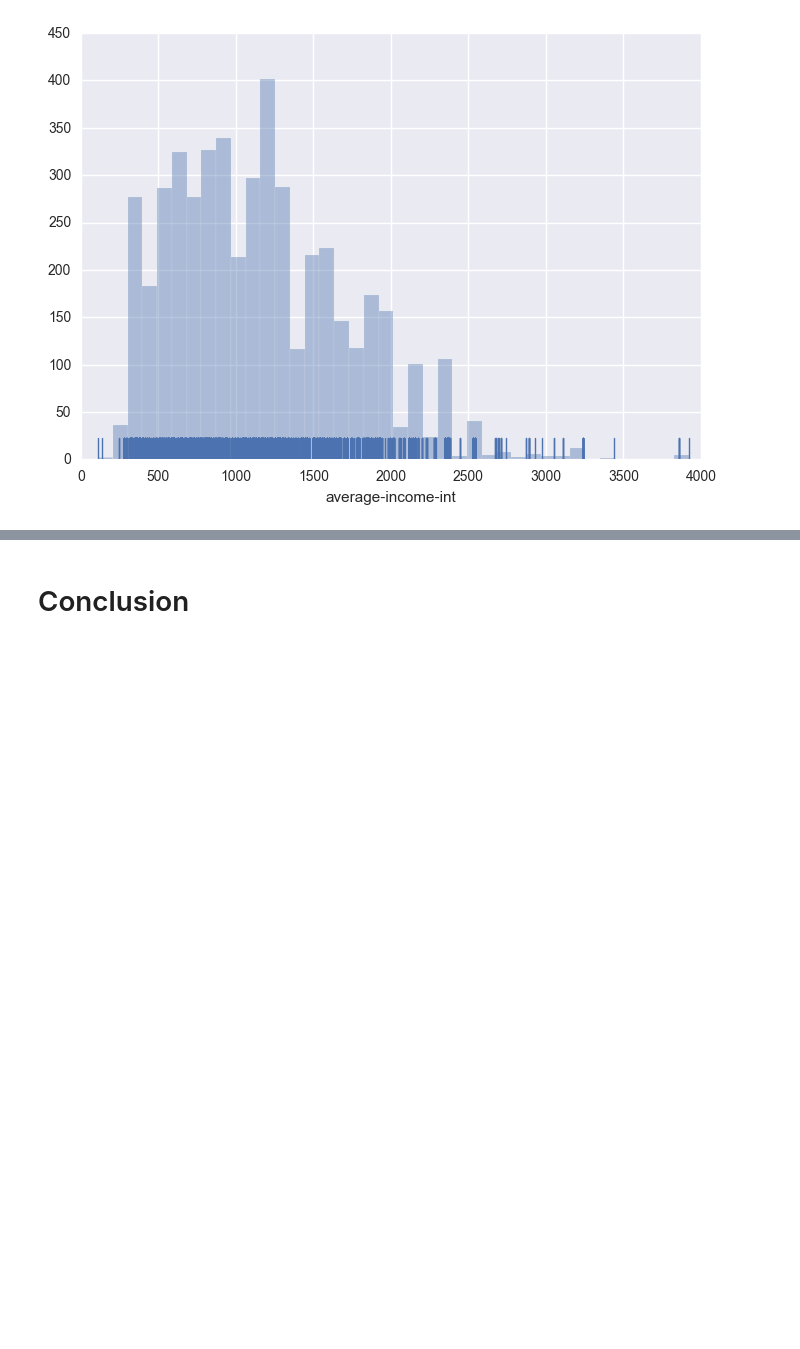
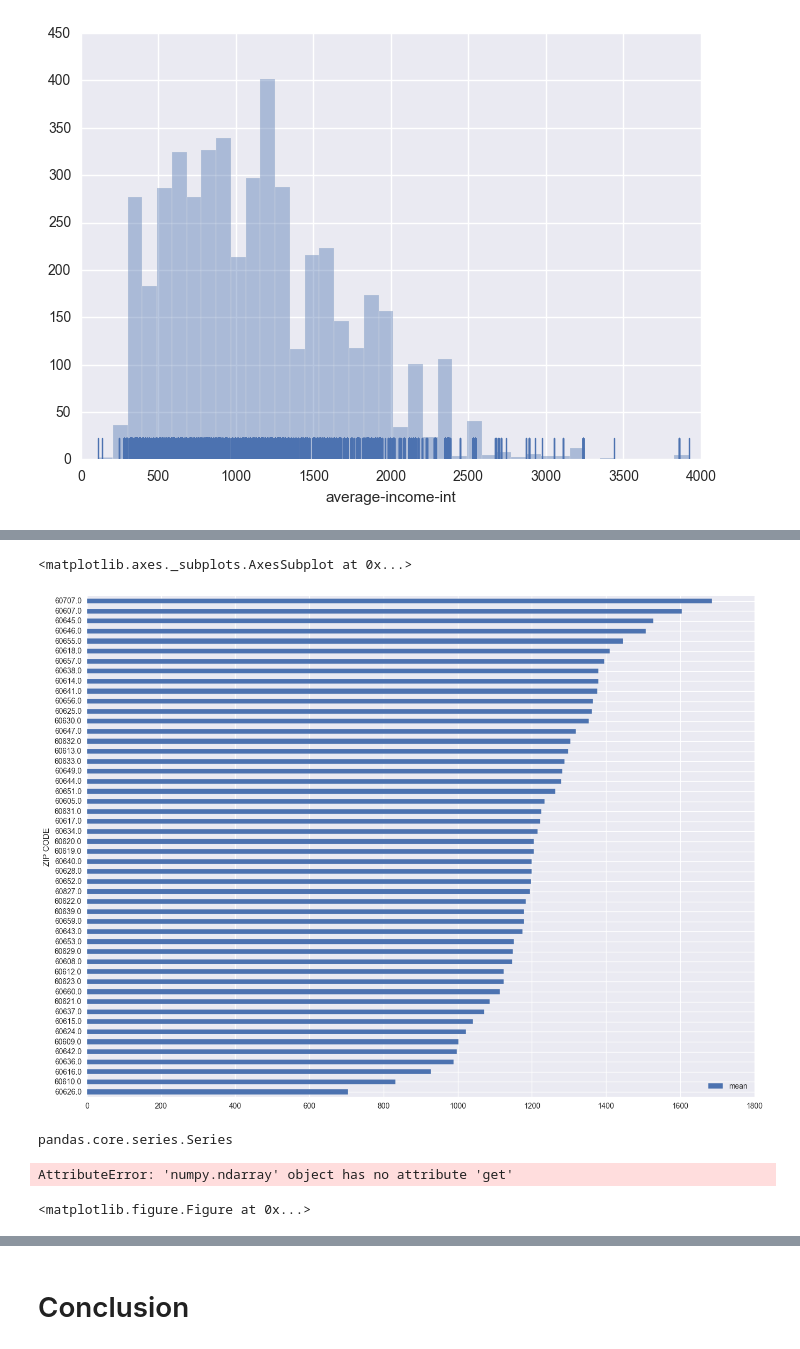
Before and after one commit to sanchez-castro/machine-learning-public-policy, a Jupyter notebook: diagnostic/diagnostic_problem2.ipynb, the cells around one changed output, grey strips where cells are left out. Saved outputs shown, nothing was run; the diff lists cells and outputs as text; code cells hidden in the pictures; blank space fills up the shorter version.

```diff
--- a/diagnostic/diagnostic_problem2.ipynb
+++ b/diagnostic/diagnostic_problem2.ipynb
@@ -211,3 +240,5 @@ sns.distplot(vacant_income['average-income-int'], kde=False, rug=True)
 # %% [output]
 <matplotlib.axes._subplots.AxesSubplot at 0x...>
 [figure]
+# %%
+data_frame_income_per_zipcode = pd.DataFrame(vacant_income['average-income-int'].groupby(vacant['ZIP CODE']).describe().unstack()['mean'].sort(ascending=True,inplace=False))
@@ -213,0 +263,18 @@ sns.distplot(vacant_income['average-income-int'], kde=False, rug=True)
+# %%
+data_frame_income_per_zipcode.plot(kind="barh",figsize=(16, 12))
+# %% [output]
+<matplotlib.axes._subplots.AxesSubplot at 0x...>
+[figure, added]
+# %%
+type(income_per_zipcode)
+# %% [output]
+pandas.core.series.Series
+# %%
+plt.figure(figsize=(16, 12))
+g = sns.countplot(y='mean', saturation= 1, data=data_frame_income_per_zipcode, order=series_income_per_zipcode.index)
+plt.title('Distribution of Graffiti Removal Request by Zip Code')
+plt.xlabel('Numer of Requests')
+plt.ylabel('ZIP Codes')
+# %% [output]
+AttributeError: 'numpy.ndarray' object has no attribute 'get'
+<matplotlib.figure.Figure at 0x...>
```
Also changed, not shown: parts of 8 cells of this notebook.
